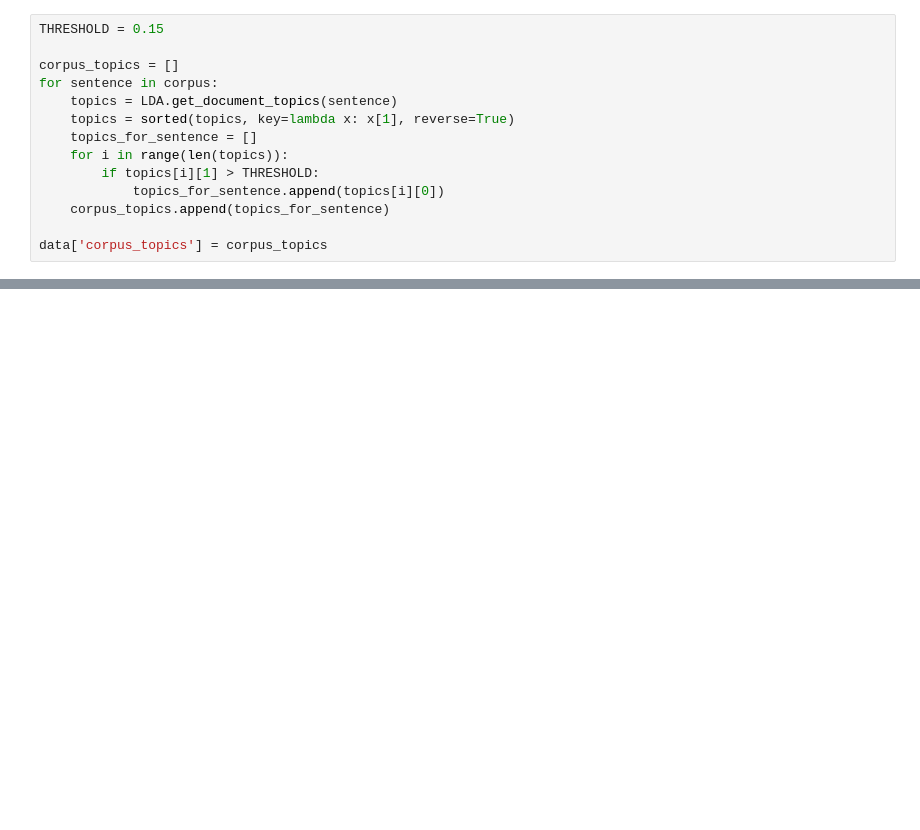
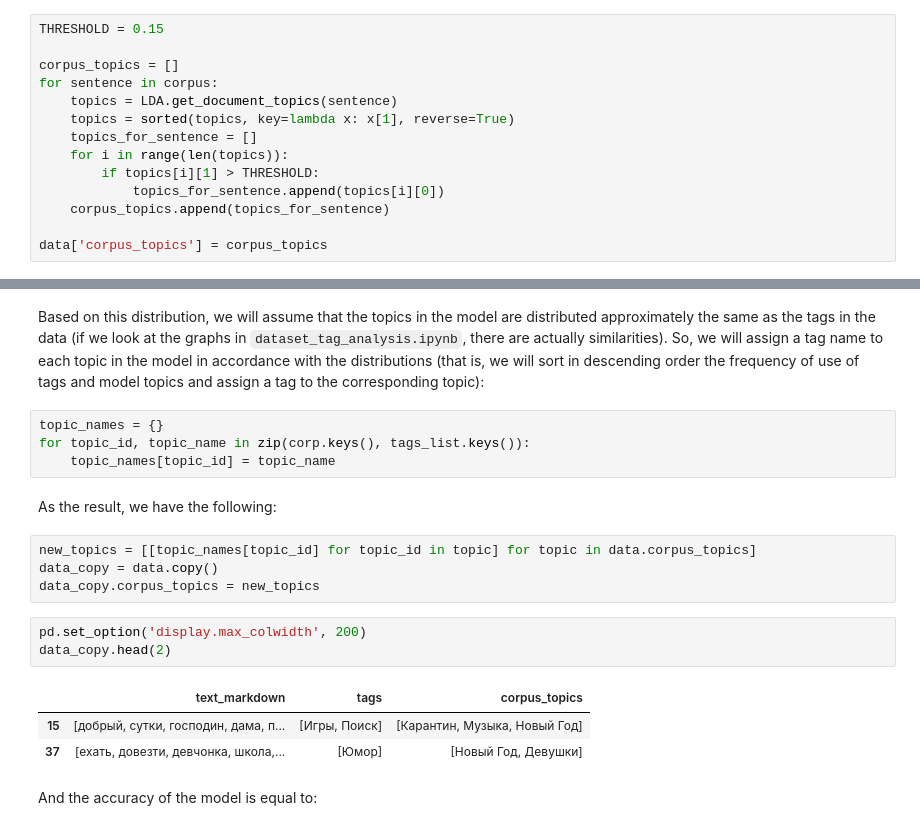
Before and after one commit to zhursvlevy/PostProcessor, a Jupyter notebook: notebooks/data_classification.ipynb, the cells around one changed output, grey strips where cells are left out. Saved outputs shown, nothing was run; the diff lists cells and outputs as text; blank space fills up the shorter version.

```diff
--- a/notebooks/data_classification.ipynb
+++ b/notebooks/data_classification.ipynb
@@ -158,0 +216,21 @@ if a == 'Y':
+# %% [markdown]
+Based on this distribution, we will assume that the topics in the model are distributed approximately the same as the tags in the data (if we look at the graphs in `dataset_tag_analysis.ipynb`, there are actually similarities). So, we will assign a tag name to each topic in the model in accordance with the distributions (that is, we will sort in descending order the frequency of use of tags and model topics and assign a tag to the corresponding topic):
+# %%
+topic_names = {}
+for topic_id, topic_name in zip(corp.keys(), tags_list.keys()):
+    topic_names[topic_id] = topic_name
+# %% [markdown]
+As the result, we have the following:
+# %%
+new_topics = [[topic_names[topic_id] for topic_id in topic] for topic in data.corpus_topics]
+data_copy = data.copy()
+data_copy.corpus_topics = new_topics
+# %%
+pd.set_option('display.max_colwidth', 200)
+data_copy.head(2)
+# %% [output]
+|  | text_markdown | tags | corpus_topics |
+| 15 | [добрый, сутки, господин, дама, п... | [Игры, Поиск] | [Карантин, Музыка, Новый Год] |
+| 37 | [ехать, довезти, девчонка, школа,... | [Юмор] | [Новый Год, Девушки] |
+# %% [markdown]
+And the accuracy of the model is equal to:
```
Also changed, not shown: parts of 36 cells of this notebook, 6 other files.
